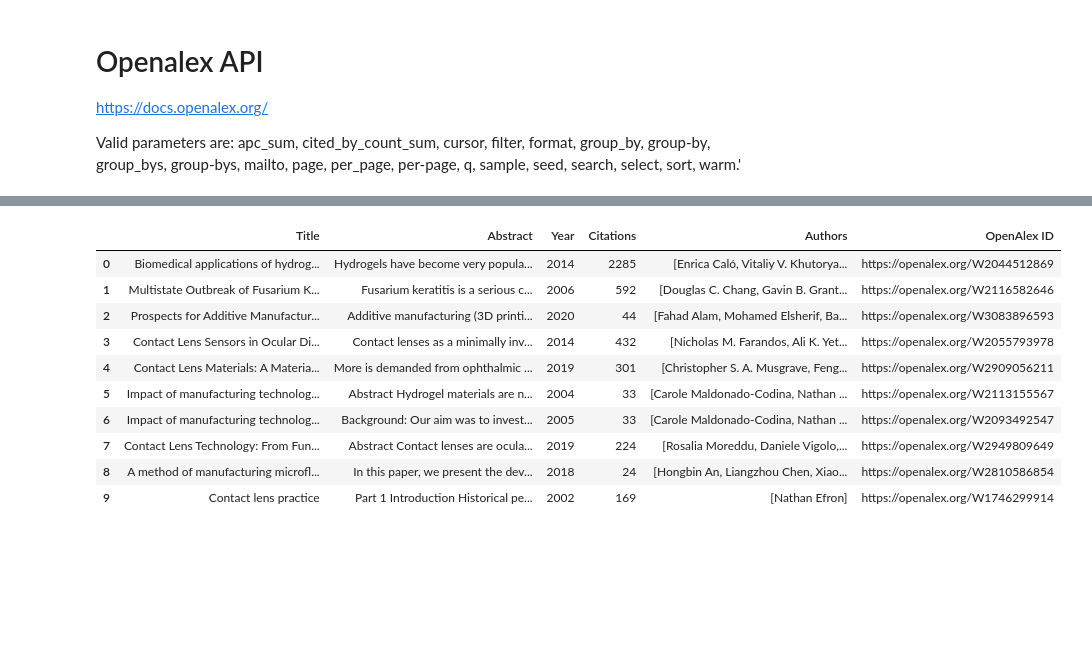
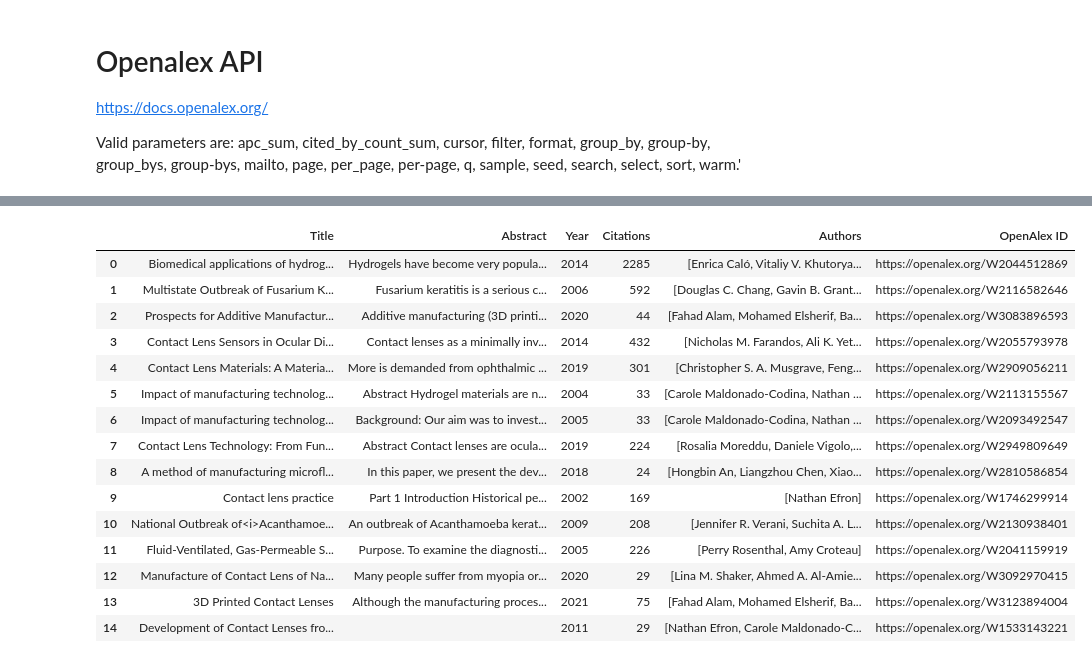
Before and after one commit to darkcyan-ugli-fruit/innolens, a Jupyter notebook: notebooks/01_innolens.ipynb, the cells around one changed output, grey strips where cells are left out. Drawn from its saved outputs; the diff is of its cells as text; code cells hidden in the pictures; blank space fills up the shorter version.

Commit message:
updated the abstract extraction from openalex

```diff
--- a/notebooks/01_innolens.ipynb
+++ b/notebooks/01_innolens.ipynb
@@ -66,6 +66,10 @@ import requests
 import pandas as pd
 
 def reconstruct_abstract(abstract_inverted_index):
+
+    # Some works don't have an abstract
+    if not abstract_inverted_index:
+        return ""
 
     # Variable to store the highest index
     max_value = 0
@@ -80,19 +84,16 @@ def reconstruct_abstract(abstract_inverted_index):
     # Create an empty list with abstract size
     abstract = [None] * (max_value +1)
 
-    # The length of the list should be one more than the highest number (position) found in the index.
-
     # Loop through each word in the abstract_inverted_index:
     for word, positions in abstract_inverted_index.items():
         # For each word, get the list of positions it appears in.
         for position in positions:
             # Insert each word into its correct position in the list.
-            # assign the word to that position in the abstract list.
             abstract[position]= word
 
     # Join all the words in the list into a single string, separated by spaces.
     abstract_text = " ".join(abstract)
-    # print(abstract_text)
+    print(abstract_text)
 
     return abstract_text
 
@@ -102,7 +103,7 @@ key_word = "manufacturing"
 search_terms = f"contact lens AND {key_word}"
 mailto = "adyl.elguamra@gmail.com" #For best performance, add your email to all API requests
 
-per_page = 10 # By default there are 25 results per page
+per_page = 15 # By default there are 25 results per page
 page = 1 # Get the result from page number
 
 params = {
@@ -120,10 +121,13 @@ if response.status_code == 200:
 
     works = data.get("results", []) # access a key in dictionary
 
+
+
     # Extract info into list of dicts
     records = []
     # loop in the list
     for work in works:
+
         abstract_inverted_index = work.get("abstract_inverted_index", [])
         # print(abstract_inverted_index)
         abstract = reconstruct_abstract(abstract_inverted_index)
@@ -154,11 +172,16 @@ JSON Data: {'meta': {'count': 108965, 'db_response_time_ms': 171, 'page': 1, 'pe
 |  | Title | Abstract | Year | Citations | Authors | OpenAlex ID |
 | 0 | Biomedical applications of hydrog... | Hydrogels have become very popula... | 2014 | 2285 | [Enrica Caló, Vitaliy V. Khutorya... | https://openalex.org/W2044512869 |
 | 1 | Multistate Outbreak of Fusarium K... | Fusarium keratitis is a serious c... | 2006 | 592 | [Douglas C. Chang, Gavin B. Grant... | https://openalex.org/W2116582646 |
 | 2 | Prospects for Additive Manufactur... | Additive manufacturing (3D printi... | 2020 | 44 | [Fahad Alam, Mohamed Elsherif, Ba... | https://openalex.org/W3083896593 |
 | 3 | Contact Lens Sensors in Ocular Di... | Contact lenses as a minimally inv... | 2014 | 432 | [Nicholas M. Farandos, Ali K. Yet... | https://openalex.org/W2055793978 |
 | 4 | Contact Lens Materials: A Materia... | More is demanded from ophthalmic ... | 2019 | 301 | [Christopher S. A. Musgrave, Feng... | https://openalex.org/W2909056211 |
 | 5 | Impact of manufacturing technolog... | Abstract Hydrogel materials are n... | 2004 | 33 | [Carole Maldonado‐Codina, Nathan ... | https://openalex.org/W2113155567 |
 | 6 | Impact of manufacturing technolog... | Background: Our aim was to invest... | 2005 | 33 | [Carole Maldonado‐Codina, Nathan ... | https://openalex.org/W2093492547 |
 | 7 | Contact Lens Technology: From Fun... | Abstract Contact lenses are ocula... | 2019 | 224 | [Rosalia Moreddu, Daniele Vigolo,... | https://openalex.org/W2949809649 |
 | 8 | A method of manufacturing microfl... | In this paper, we present the dev... | 2018 | 24 | [Hongbin An, Liangzhou Chen, Xiao... | https://openalex.org/W2810586854 |
 | 9 | Contact lens practice | Part 1 Introduction Historical pe... | 2002 | 169 | [Nathan Efron] | https://openalex.org/W1746299914 |
+| 10 | National Outbreak of<i>Acanthamoe... | An outbreak of Acanthamoeba kerat... | 2009 | 208 | [Jennifer R. Verani, Suchita A. L... | https://openalex.org/W2130938401 |
+| 11 | Fluid-Ventilated, Gas-Permeable S... | Purpose. To examine the diagnosti... | 2005 | 226 | [Perry Rosenthal, Amy Croteau] | https://openalex.org/W2041159919 |
+| 12 | Manufacture of Contact Lens of Na... | Many people suffer from myopia or... | 2020 | 29 | [Lina M. Shaker, Ahmed A. Al‐Amie... | https://openalex.org/W3092970415 |
+| 13 | 3D Printed Contact Lenses | Although the manufacturing proces... | 2021 | 75 | [Fahad Alam, Mohamed Elsherif, Ba... | https://openalex.org/W3123894004 |
+| 14 | Development of Contact Lenses fro... |  | 2011 | 29 | [Nathan Efron, Carole Maldonado‐C... | https://openalex.org/W1533143221 |
```
Also changed, not shown: parts of 2 cells of this notebook.
